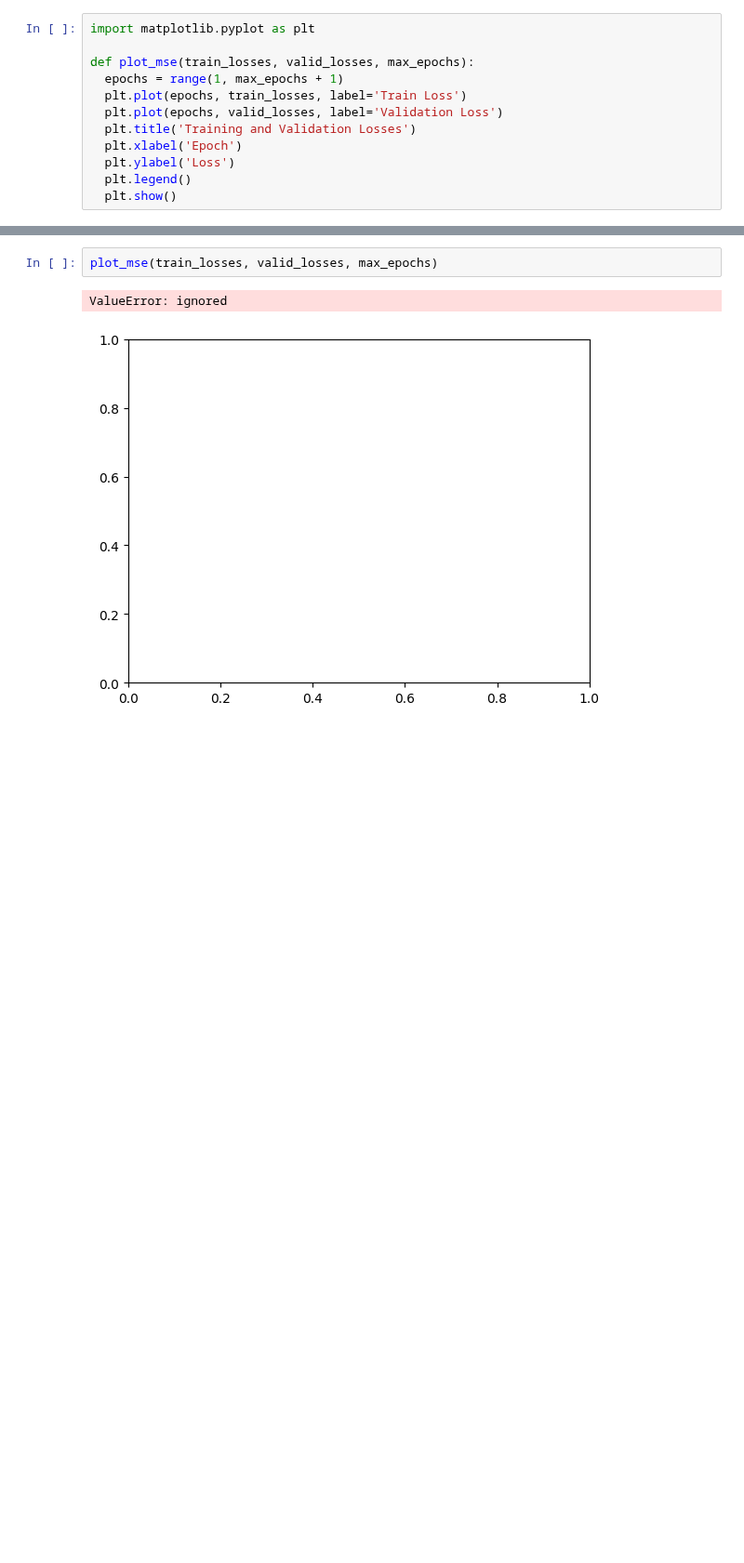
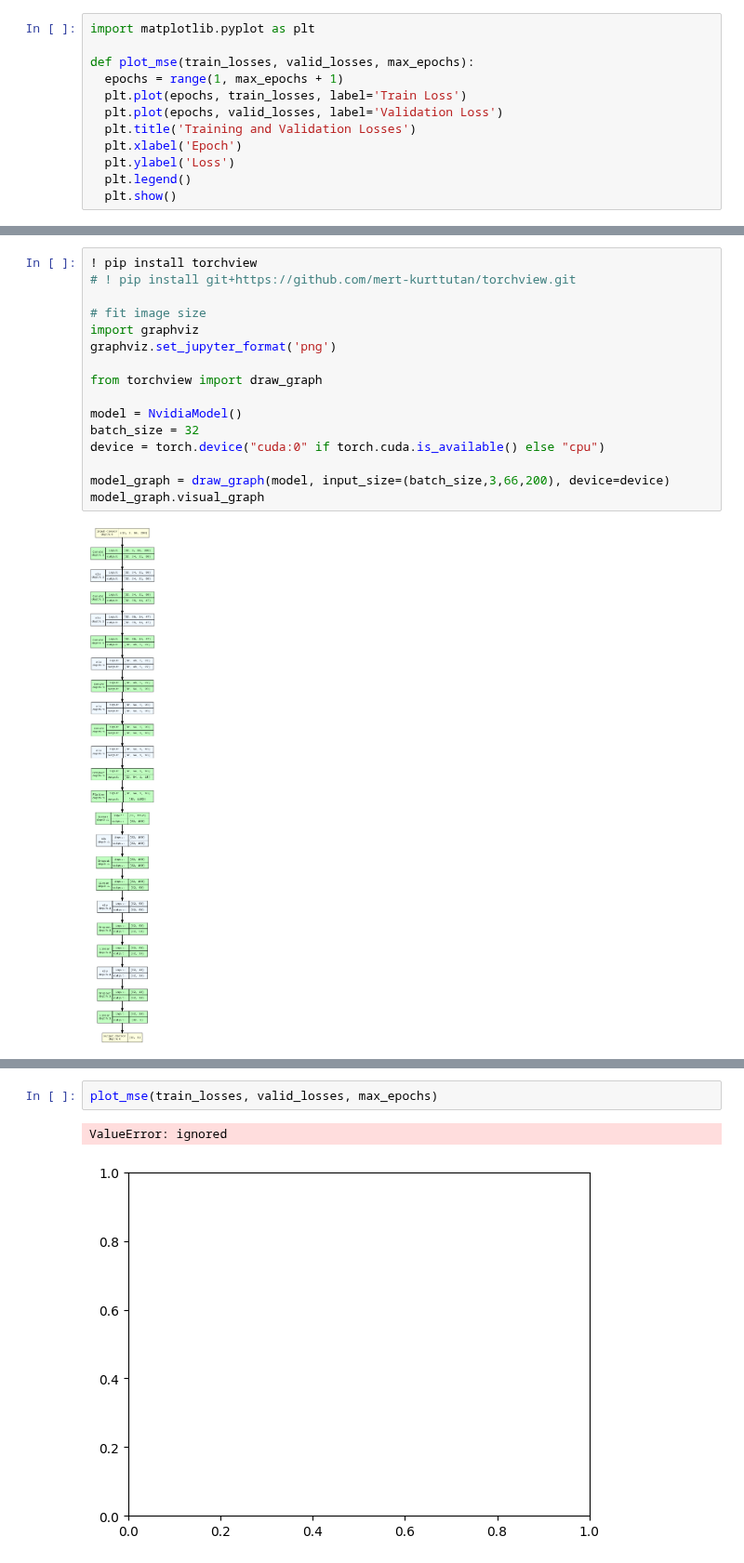
Before and after one commit to No1Talent/DLSelfDrivingCars, a Jupyter notebook: Self_Driving_Car.ipynb, the cells around one changed output, grey strips where cells are left out. Shown at 93% size. Saved outputs shown, nothing was run; the diff lists cells and outputs as text; blank space fills up the shorter version.

```diff
--- a/Self_Driving_Car.ipynb
+++ b/Self_Driving_Car.ipynb
@@ -516,3 +518,21 @@ Requirement already satisfied: mpmath>=0.19 in /usr/local/lib/python3.10/dist-pa
 'nvidia_graph.png'
+# %%
+! pip install torchview
+# ! pip install git+https://github.com/mert-kurttutan/torchview.git
+
+# fit image size
+import graphviz
+graphviz.set_jupyter_format('png')
+
+from torchview import draw_graph
+
+model = NvidiaModel()
+batch_size = 32
+device = torch.device("cuda:0" if torch.cuda.is_available() else "cpu")
+
+model_graph = draw_graph(model, input_size=(batch_size,3,66,200), device=device)
+model_graph.visual_graph
+# %% [output]
+[figure, added]
 # %%
 max_epochs = 1
```
Also changed, not shown: parts of 11 cells of this notebook.
